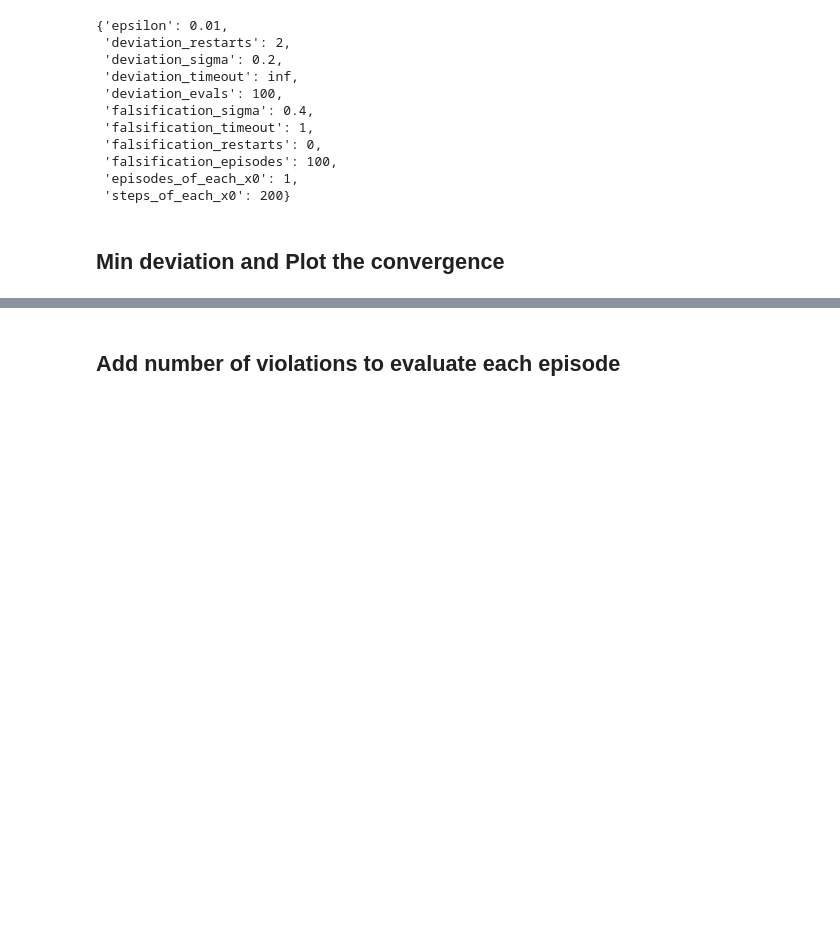
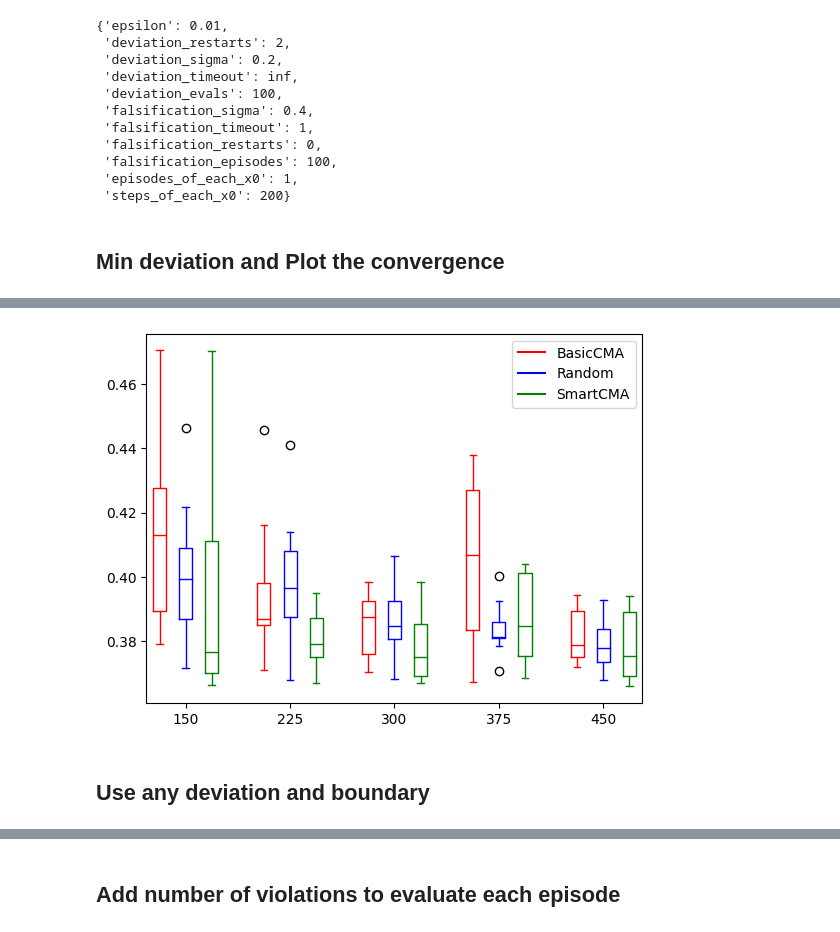
Before and after one commit to SteveZhangBit/STL-Robustness, a Jupyter notebook: cartpole-pid/CartPole-PID.ipynb, the cells around one changed output, grey strips where cells are left out. Drawn from its saved outputs; the diff is of its cells as text; code cells hidden in the pictures; blank space fills up the shorter version.

```diff
--- a/cartpole-pid/CartPole-PID.ipynb
+++ b/cartpole-pid/CartPole-PID.ipynb
@@ -385,0 +247,2 @@ Min x: [1.04686579 1.05843458] Min distance: 0.4712546832317734
+# %%
+data1 = test_evals(analysis, 'BasicCMA', 'data')
@@ -385,0 +251,2 @@ Min x: [1.04686579 1.05843458] Min distance: 0.4712546832317734
+# %%
+data2 = test_evals(RandomMinDev(analysis), 'Random', 'data')
@@ -385,0 +255,2 @@ Min x: [1.04686579 1.05843458] Min distance: 0.4712546832317734
+# %%
+data3 = test_evals(SmartCMA(analysis), 'SmartCMA', 'data')
@@ -385,0 +290,29 @@ Min x: [1.04686579 1.05843458] Min distance: 0.4712546832317734
+# %%
+def set_box_color(bp, color):
+    plt.setp(bp['boxes'], color=color)
+    plt.setp(bp['whiskers'], color=color)
+    plt.setp(bp['caps'], color=color)
+    plt.setp(bp['medians'], color=color)
+
+def boxplot(datas, colors, labels, legends):
+    num_group = len(datas)
+    num_each_group = len(datas[0])
+    total = num_group * num_each_group
+    for i in range(num_group):
+        bp = plt.boxplot(datas[i], positions=np.arange(i+1, total+1, num_group)+np.arange(num_each_group))
+        set_box_color(bp, colors[i])
+
+    plt.xticks(np.arange(1+(num_group-1)/2, total, num_group)+np.arange(num_each_group), labels=labels)
+
+    for i in range(num_group):
+        plt.plot([], c=colors[i], label=legends[i])
+    plt.legend()
+
+    plt.show()
+# %%
+boxplot([data1, data2, data3], ['red', 'blue', 'green'], np.arange(50, 151, 25)*(analysis.options['deviation_restarts']+1),
+        ['BasicCMA', 'Random', 'SmartCMA'])
+# %% [output]
+[figure, added]
+# %% [markdown]
+## Use any deviation and boundary
```
Also changed, not shown: parts of 57 cells of this notebook, 58 other files.
